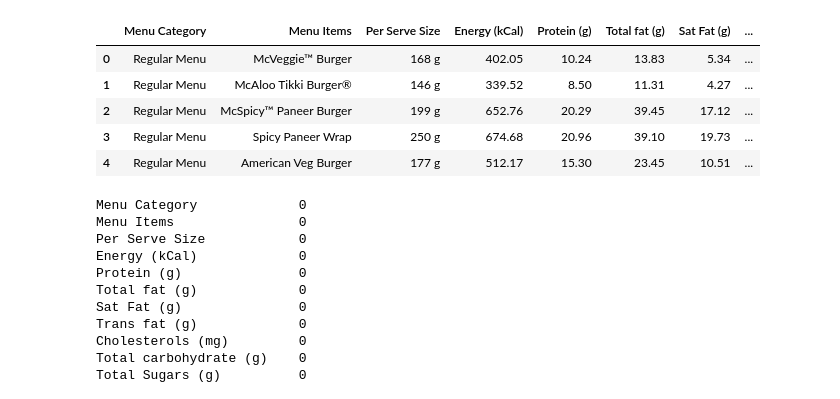
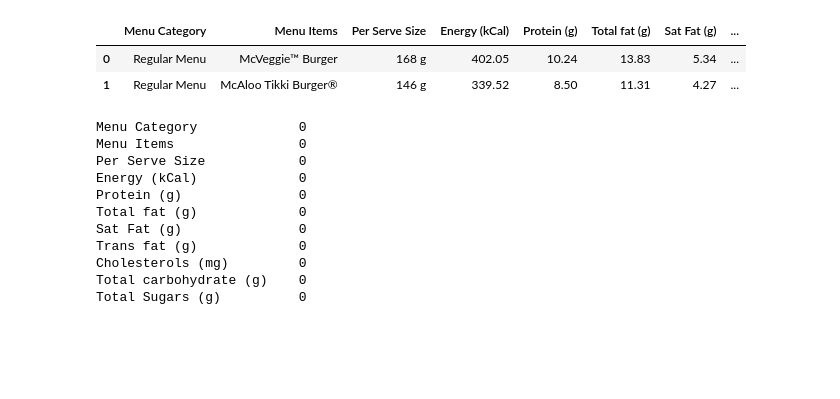
Before and after one commit to Mohamed-Qadar/Analog-clock, a Jupyter notebook: data analysis.ipynb, the cells around one changed output. Drawn from its saved outputs; the diff is of its cells as text; code cells hidden in the pictures; blank space fills up the shorter version.

```diff
--- a/data analysis.ipynb
+++ b/data analysis.ipynb
@@ -7,14 +7,11 @@ import pandas as pd
 data = pd.read_csv('/content/India_Menu.csv')
 #data = pd.read_csv('/content/gender_submission (1).csv')
 # %%
-data.head()
+data.head(2)
 # %% [output]
 |  | Menu Category | Menu Items | Per Serve Size | Energy (kCal) | Protein (g) | Total fat (g) | Sat Fat (g) | ... |
 | 0 | Regular Menu | McVeggie™ Burger | 168 g | 402.05 | 10.24 | 13.83 | 5.34 | ... |
 | 1 | Regular Menu | McAloo Tikki Burger® | 146 g | 339.52 | 8.50 | 11.31 | 4.27 | ... |
-| 2 | Regular Menu | McSpicy™ Paneer Burger | 199 g | 652.76 | 20.29 | 39.45 | 17.12 | ... |
-| 3 | Regular Menu | Spicy Paneer Wrap | 250 g | 674.68 | 20.96 | 39.10 | 19.73 | ... |
-| 4 | Regular Menu | American Veg Burger | 177 g | 512.17 | 15.30 | 23.45 | 10.51 | ... |
 # %%
 # Eksik verileri bulma
 eksik_veri = data.isnull().sum()
```
Also changed, not shown: parts of 12 cells of this notebook.
